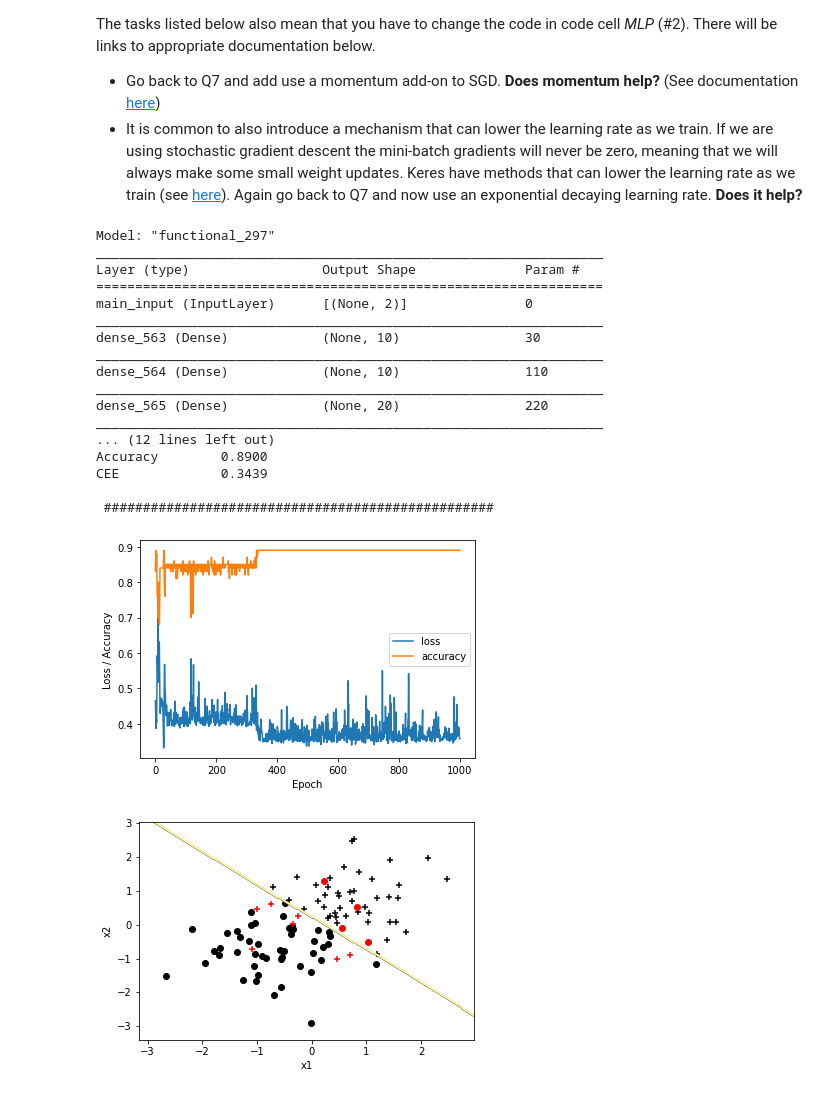
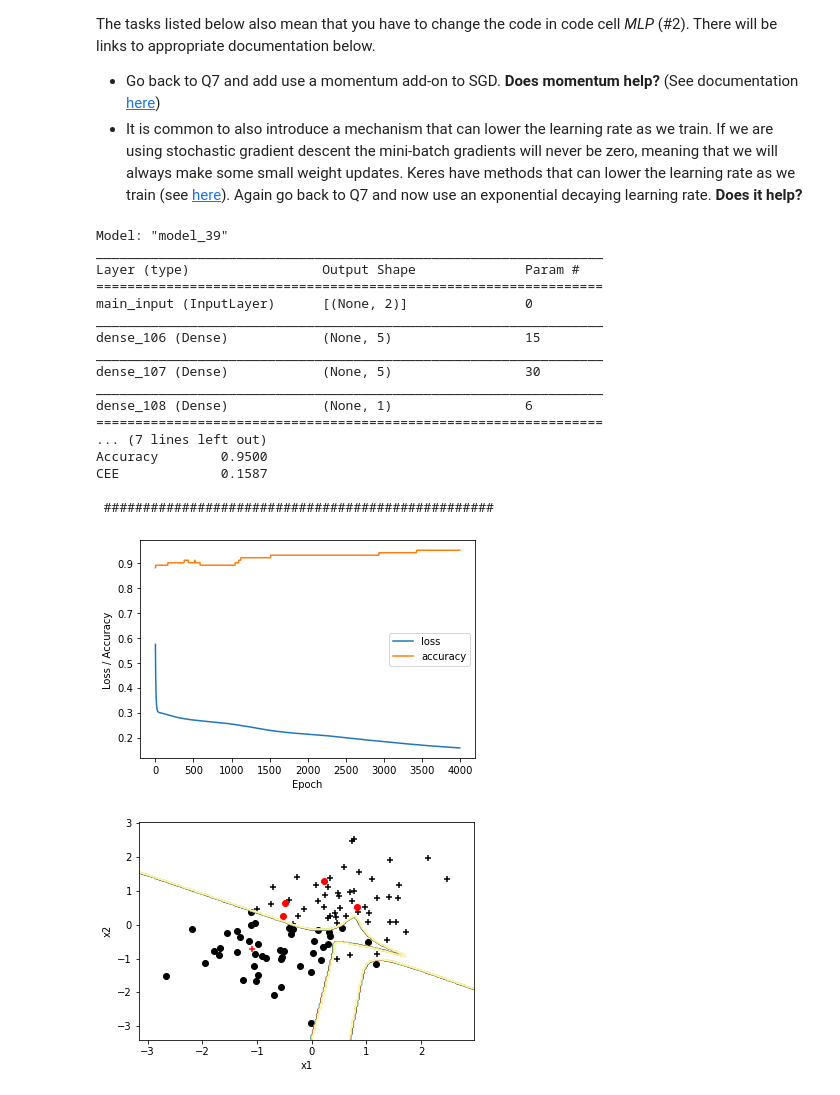
Before and after one commit to filipkalkan/EXTQ40, a Jupyter notebook: lab_1/lab1.ipynb, the cells around one changed output. Cells and saved outputs as stored; diff of their text form; code cells hidden in the pictures.

```diff
--- a/lab_1/lab1.ipynb
+++ b/lab_1/lab1.ipynb
@@ -144,7 +144,16 @@ def mlp(inp_dim,
     method = getattr(optimizers, opt_method)
 
     model =  Model(inputs=[main_input], outputs=[output])
-    model.compile(optimizer = method(lr = lr_rate),
+
+    lr_schedule = tf.keras.optimizers.schedules.ExponentialDecay(
+        lr_rate,
+        decay_steps=100000,
+        decay_rate=0.96,
+        staircase=True
+    )
+
+
+    model.compile(optimizer = method(learning_rate=lr_rate),
                   loss = cost_fun,
                   metrics=[metric])
 
@@ -402,7 +411,7 @@ model_ex1.summary()
 # Train the model
 estimator_ex1 = model_ex1.fit(x_trn, d_trn,
                               epochs = 4000,
-                              batch_size=10,
+                              batch_size=50,
                               verbose = 0)
 
 
@@ -414,8 +423,6 @@ for k in estimator_ex1.history.keys():
     plt.plot(estimator_ex1.history[k], label = k)
 plt.legend(loc='best')
 plt.show()
-
-print('LOSS IS ', estimator_ex1.history["loss"][-1])
 
 # Call the stat_reg to get MSE
 pred_trn = model_ex1.predict(x_trn).reshape(d_trn.shape)
@@ -491,12 +497,12 @@ x_trn = (x_trn - mu)/std
 
 # Define the network, cost function and minimization method
 INPUT2 = {'inp_dim': 1,
-         'n_nod': [10, 15, 15, 10, 5],                   # number of nodes in hidden layer
+         'n_nod': [15, 15, 10],                   # number of nodes in hidden layer
          'act_fun': 'tanh',              # activation functions for the hidden layer
          'out_act_fun': 'linear',        # output activation function
          'opt_method': 'SGD',            # minimization method
          'cost_fun': 'mse',              # error function
-         'lr_rate': 0.01                 # learningrate
+         'lr_rate': 0.1                 # learningrate
         }
 
 # Get the model
@@ -507,7 +513,7 @@ model_ex2.summary()
 
 # Train the model
 estimator_ex2 = model_ex2.fit(x_trn, d_trn,
-                              epochs = 10000,
+                              epochs = 8000,
                               batch_size=10,
                               verbose = 0)
 
@@ -604,12 +612,12 @@ x_trn = (x_trn - mu)/std
 
 # Define the network, cost function and minimization method
 INPUT3 = {'inp_dim': x_trn.shape[1],
-         'n_nod': [10, 10, 20, 10],                      # number of nodes in hidden layer
+         'n_nod': [5, 5],                      # number of nodes in hidden layer
          'act_fun': 'tanh',                 # activation functions for the hidden layer
          'out_act_fun': 'sigmoid',          # output activation function
-         'opt_method': 'Adam',               # minimization method
+         'opt_method': 'SGD',               # minimization method
          'cost_fun': 'binary_crossentropy', # error function
-         'lr_rate': 0.11,                    # learning rate
+         'lr_rate': 0.3,                    # learning rate
          'metric': 'accuracy'               # metric for evaluation
         }
 
@@ -620,42 +628,42 @@ model_ex3 = mlp(**INPUT3)
 model_ex3.summary()
 
 # Train the model
 estimator_ex3= model_ex3.fit(x_trn, d_trn,
-                      epochs = 1000,
-                      batch_size=8,
+                      epochs = 4000,
+                      batch_size=100,
                       verbose = 0)
 
 # Call the stats function to print out statistics for the training
 stats_class(x_trn, d_trn, 'Training', model_ex3)
 
 # Training history
 plt.figure()
 plt.ylabel('Loss / Accuracy')
 plt.xlabel('Epoch')
 for k in estimator_ex3.history.keys():
     plt.plot(estimator_ex3.history[k], label = k)
 plt.legend(loc='best')
 plt.show()
 
 # Show the decision boundary
 decision_b(x_trn, d_trn, model_ex3)
 # %% [output]
-Model: "functional_297"
+Model: "model_39"
 _________________________________________________________________
 Layer (type)                 Output Shape              Param #
 =================================================================
 main_input (InputLayer)      [(None, 2)]               0
 _________________________________________________________________
-dense_563 (Dense)            (None, 10)                30
+dense_106 (Dense)            (None, 5)                 15
 _________________________________________________________________
-dense_564 (Dense)            (None, 10)                110
+dense_107 (Dense)            (None, 5)                 30
 _________________________________________________________________
-dense_565 (Dense)            (None, 20)                220
-_________________________________________________________________
-... (12 lines left out)
-Accuracy        0.8900
-CEE             0.3439
+dense_108 (Dense)            (None, 1)                 6
+=================================================================
+... (7 lines left out)
+Accuracy        0.9500
+CEE             0.1587
 
  ##################################################
-[figure, old version]
+[figure, new version]
-[figure, old version]
+[figure, new version]
```
Also changed, not shown: parts of 6 cells of this notebook, 4 other files.
